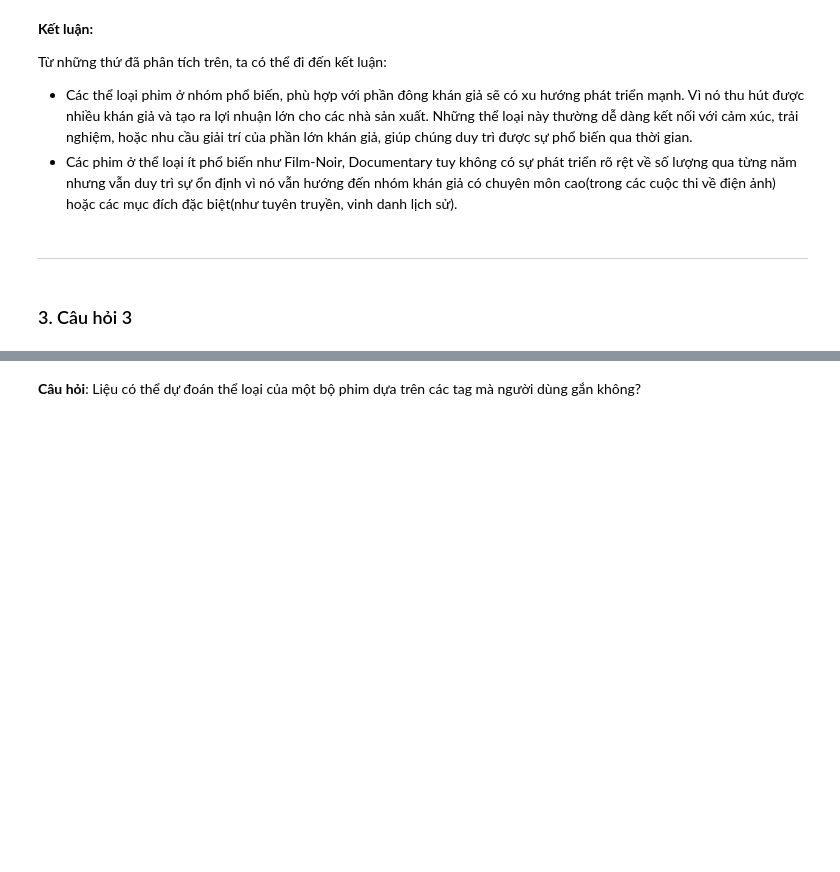
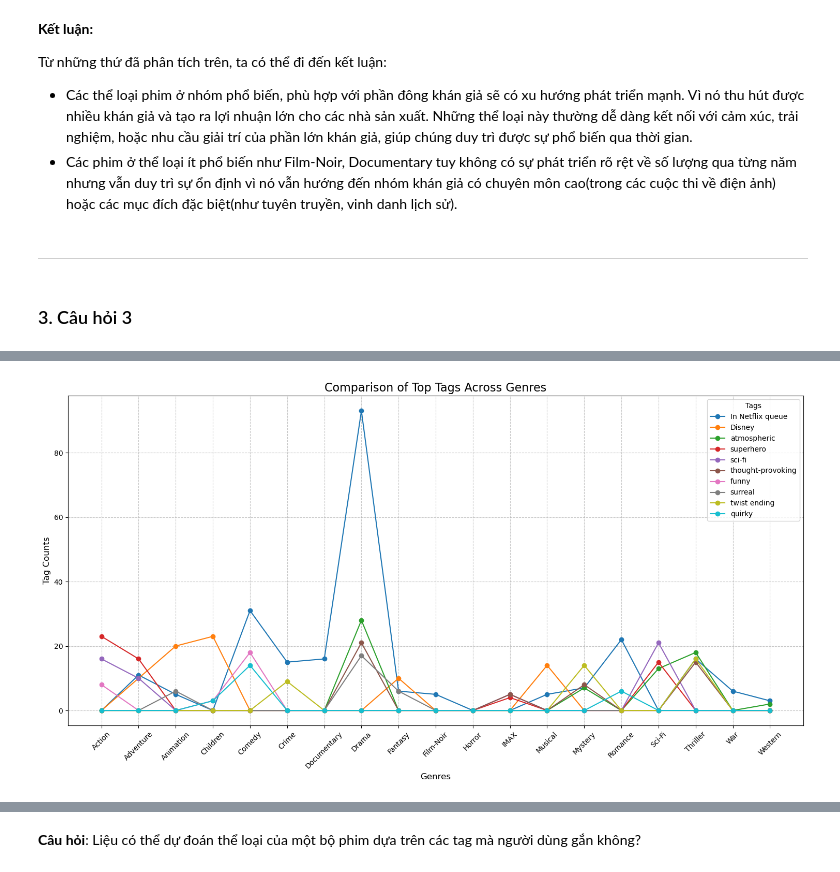
Before and after one commit to miavox/CSC17104-Final-Project, a Jupyter notebook: Project/Final_project.ipynb, the cells around one changed output, grey strips where cells are left out. Cells and saved outputs as stored; diff of their text form; code cells hidden in the pictures; blank space fills up the shorter version.

```diff
--- a/Project/Final_project.ipynb
+++ b/Project/Final_project.ipynb
@@ -1227,0 +1337,34 @@ plt.show()
+# %%
+# Chuẩn bị dữ liệu tổng hợp các tag phổ biến nhất giữa các thể loại
+# tag_counts_by_genre: dictionary với key là thể loại, value là danh sách các (tag, count)
+# Chuyển đổi dữ liệu thành dataframe để dễ dàng so sánh
+tag_data = []
+for genre, tags in tag_counts_by_genre.items():
+    for tag, count in tags:
+        tag_data.append({'Genre': genre, 'Tag': tag, 'Count': count})
+
+tag_df = pd.DataFrame(tag_data)
+
+# Lấy các tag phổ biến nhất xuất hiện ở nhiều thể loại
+top_tags = tag_df['Tag'].value_counts().index[:10]  # 10 tag phổ biến nhất
+
+# Tạo dataframe chỉ chứa các tag phổ biến nhất
+filtered_tag_df = tag_df[tag_df['Tag'].isin(top_tags)]
+
+# Trực quan hóa tag phổ biến giữa các thể loại
+plt.figure(figsize=(15, 8))
+for tag in top_tags:
+    genre_counts = filtered_tag_df[filtered_tag_df['Tag'] == tag].set_index('Genre')['Count']
+    genre_counts = genre_counts.reindex(tag_counts_by_genre.keys(), fill_value=0)  # Đảm bảo thứ tự thể loại
+    plt.plot(genre_counts, marker='o', label=tag)
+
+plt.title('Comparison of Top Tags Across Genres', fontsize=16)
+plt.xlabel('Genres', fontsize=12)
+plt.ylabel('Tag Counts', fontsize=12)
+plt.xticks(rotation=45)
+plt.legend(title='Tags', fontsize=10)
+plt.grid(True, linestyle='--', alpha=0.7)
+plt.tight_layout()
+plt.show()
+# %% [output]
+[figure, added]
```
Also changed, not shown: parts of 28 cells of this notebook.
